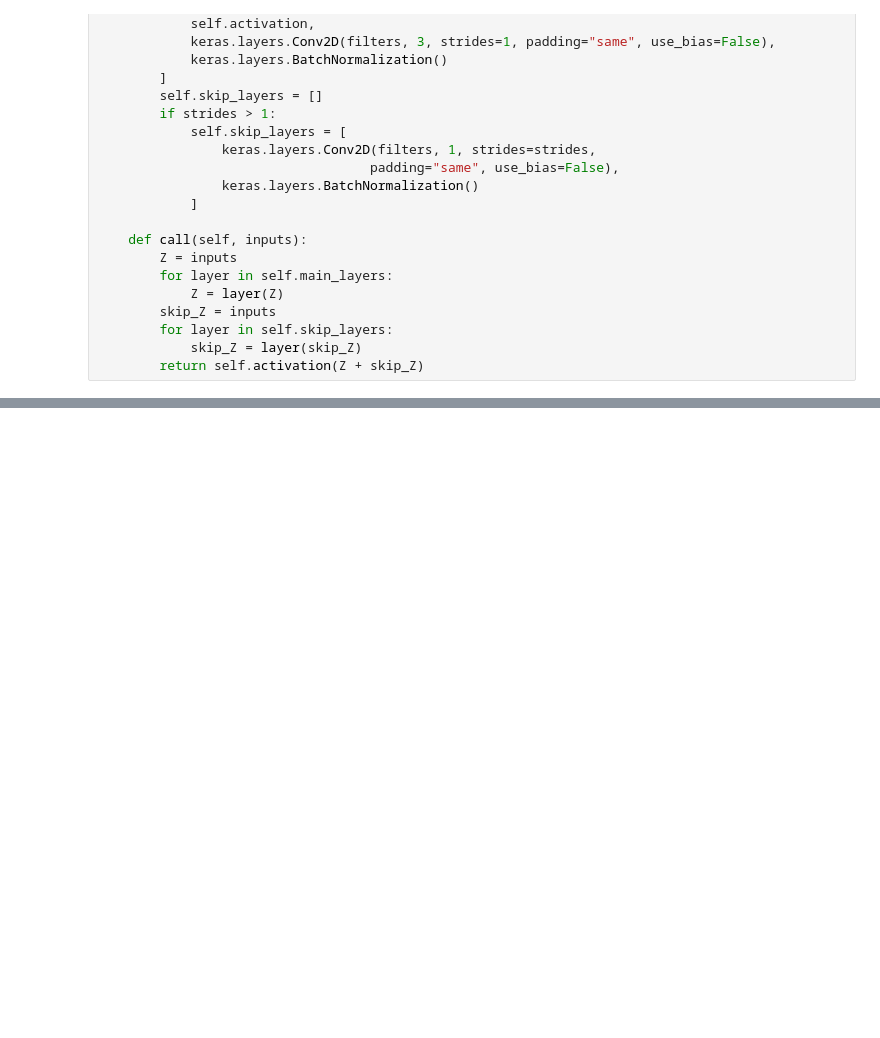
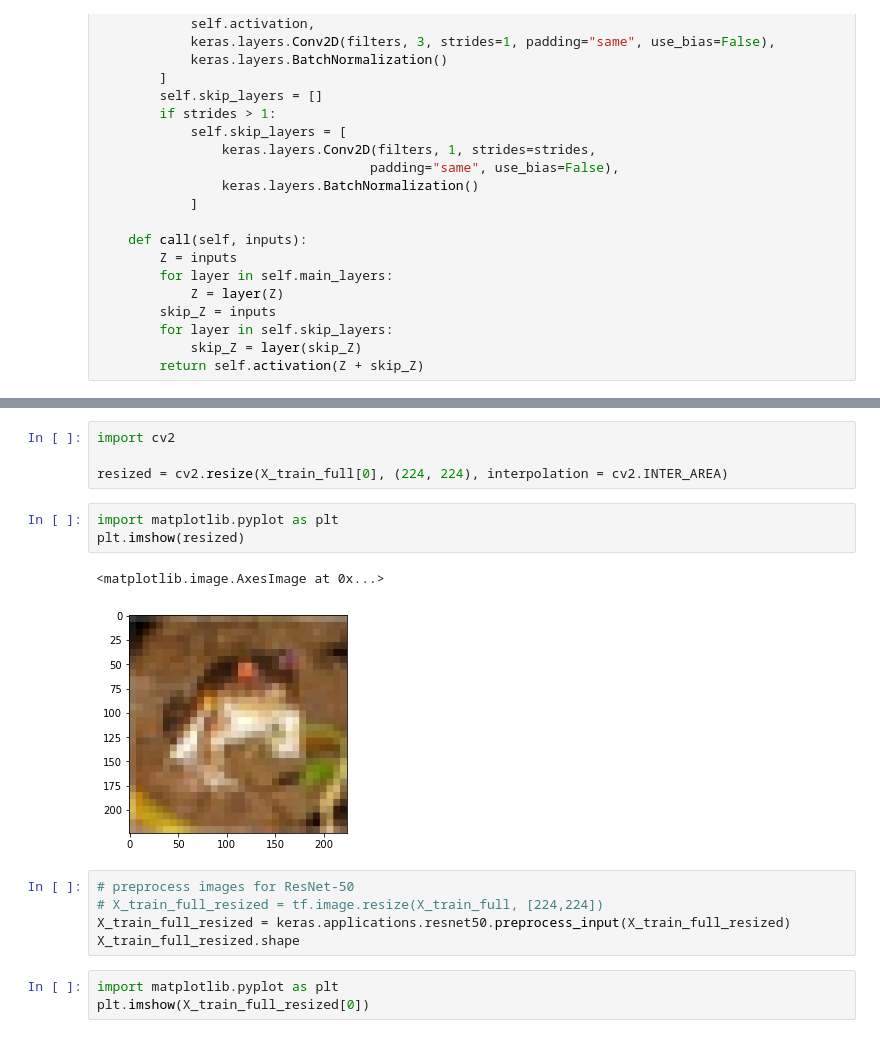
Before and after one commit to JonasSchroeder/handsonmachinelearning, a Jupyter notebook: Deep Computer Vision using CNNs.ipynb, the cells around one changed output, grey strips where cells are left out. Drawn from its saved outputs; the diff is of its cells as text; blank space fills up the shorter version.

```diff
--- a/Deep Computer Vision using CNNs.ipynb
+++ b/Deep Computer Vision using CNNs.ipynb
@@ -442,0 +498,18 @@ Text(0.5, 1.0, 'Confusion Matrix for MNIST Fashion using modified ResNet-34')
+# %%
+import cv2
+
+resized = cv2.resize(X_train_full[0], (224, 224), interpolation = cv2.INTER_AREA)
+# %%
+import matplotlib.pyplot as plt
+plt.imshow(resized)
+# %% [output]
+<matplotlib.image.AxesImage at 0x...>
+[figure, added]
+# %%
+# preprocess images for ResNet-50
+# X_train_full_resized = tf.image.resize(X_train_full, [224,224])
+X_train_full_resized = keras.applications.resnet50.preprocess_input(X_train_full_resized)
+X_train_full_resized.shape
+# %%
+import matplotlib.pyplot as plt
+plt.imshow(X_train_full_resized[0])
```
Also changed, not shown: parts of 27 cells of this notebook.
